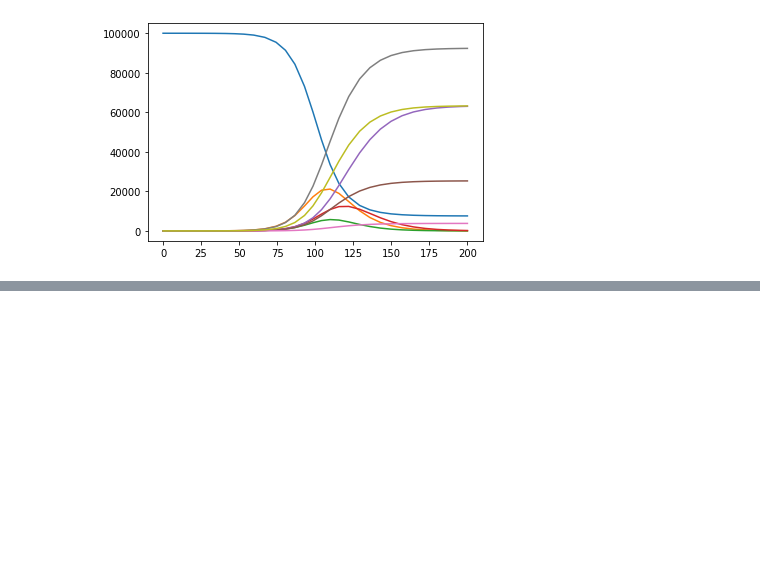
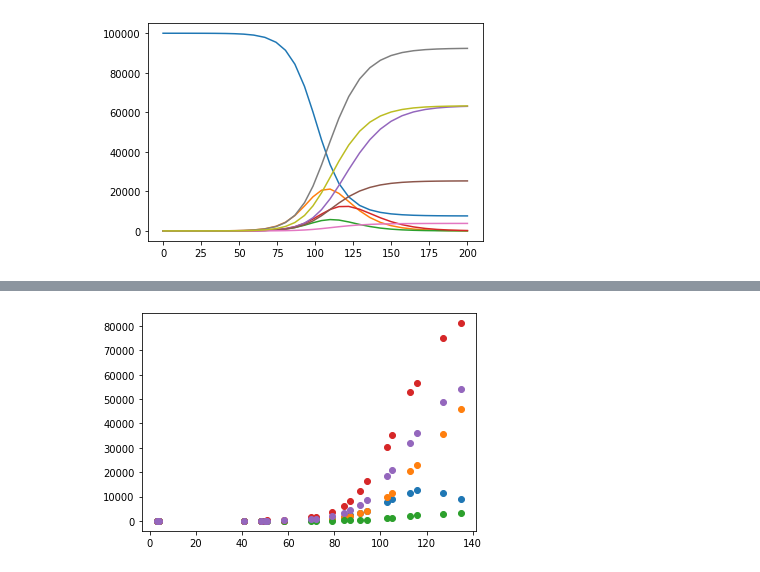
Before and after one commit to dwu402/pypei, a Jupyter notebook: synth_sd.ipynb, the cells around one changed output, grey strips where cells are left out. Cells and saved outputs as stored; diff of their text form; code cells hidden in the pictures; blank space fills up the shorter version.

```diff
--- a/synth_sd.ipynb
+++ b/synth_sd.ipynb
@@ -76,6 +67,10 @@ print(data_time)
 # %%
 extract_data_vector = [3,4,6,7,8]
 ex_data_pd = data_pd[:,extract_data_vector]
+# %%
+plt.plot(data_time, ex_data_pd, 'o');
+# %% [output]
+[figure, added]
 # %%
 p0 = [1.5, 1e-6, 0, 1e-6, 1e-6, 0.02]
 model_form = {"state": 9, "parameters": 6}
```
Also changed, not shown: parts of 8 cells of this notebook.
